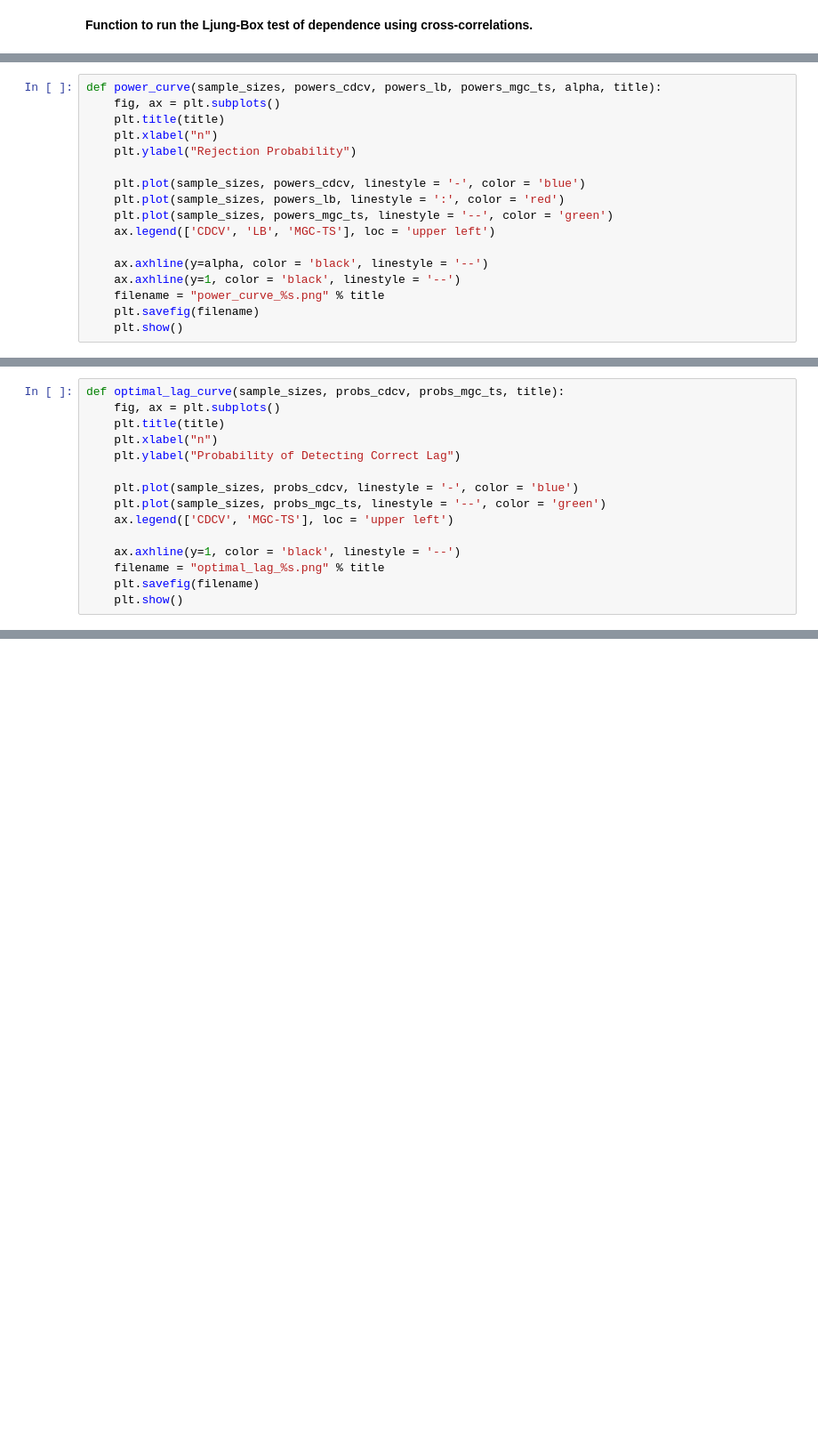
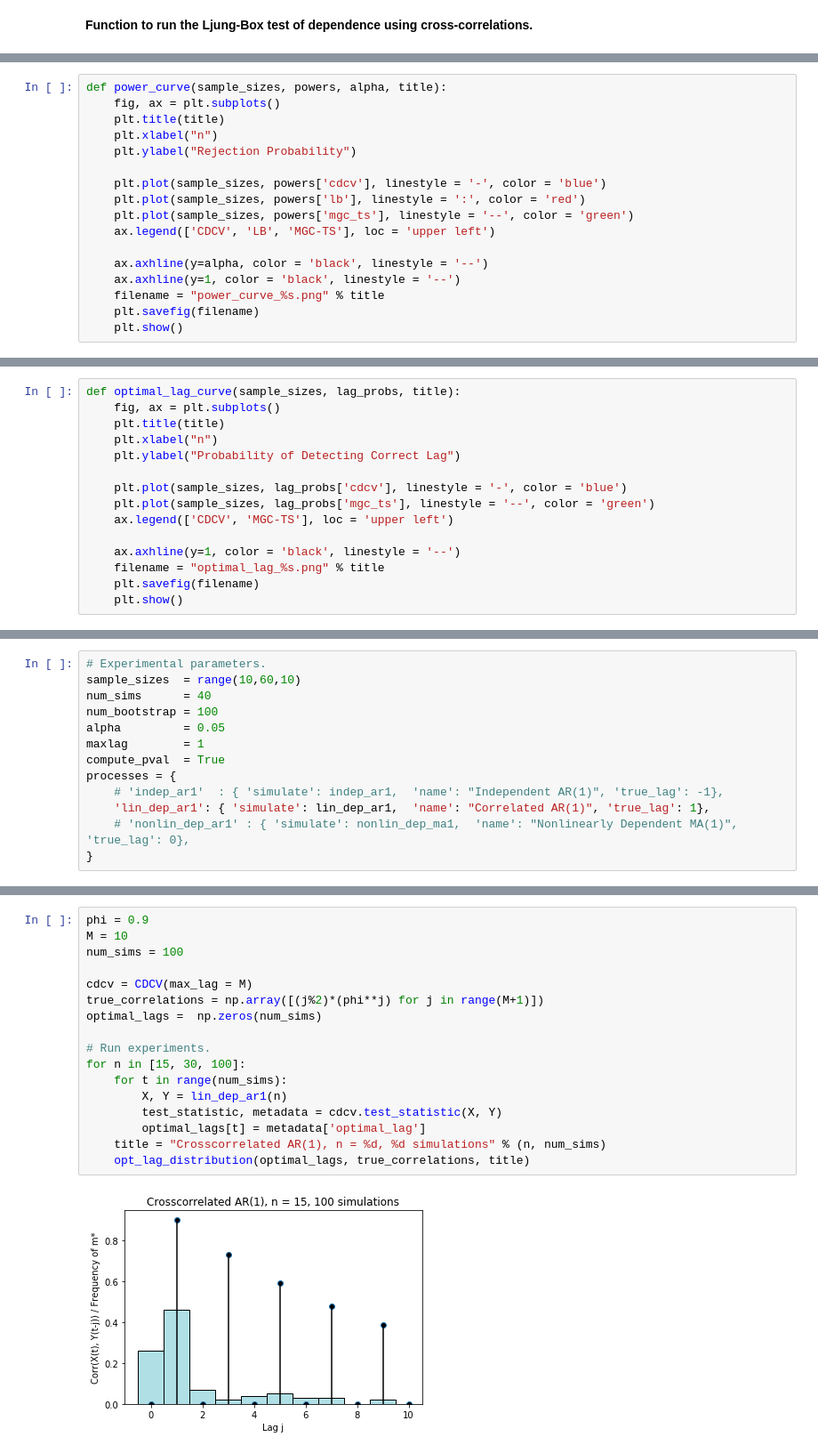
Before and after one commit to neurodata/mgcpy-old, a Jupyter notebook: demos/time-series.ipynb, the cells around one changed output, grey strips where cells are left out. Shown at 89% size. Cells and saved outputs as stored; diff of their text form; blank space fills up the shorter version.

Commit message:
Refactored time series demo, and added optimal lag distribution plotss.

```diff
--- a/demos/time-series.ipynb
+++ b/demos/time-series.ipynb
@@ -136,13 +147,13 @@ def ljung_box(X, Y, max_lag, alpha):
 # %%
-def power_curve(sample_sizes, powers_cdcv, powers_lb, powers_mgc_ts, alpha, title):
+def power_curve(sample_sizes, powers, alpha, title):
     fig, ax = plt.subplots()
     plt.title(title)
     plt.xlabel("n")
     plt.ylabel("Rejection Probability")
 
-    plt.plot(sample_sizes, powers_cdcv, linestyle = '-', color = 'blue')
-    plt.plot(sample_sizes, powers_lb, linestyle = ':', color = 'red')
-    plt.plot(sample_sizes, powers_mgc_ts, linestyle = '--', color = 'green')
+    plt.plot(sample_sizes, powers['cdcv'], linestyle = '-', color = 'blue')
+    plt.plot(sample_sizes, powers['lb'], linestyle = ':', color = 'red')
+    plt.plot(sample_sizes, powers['mgc_ts'], linestyle = '--', color = 'green')
     ax.legend(['CDCV', 'LB', 'MGC-TS'], loc = 'upper left')
 
     ax.axhline(y=alpha, color = 'black', linestyle = '--')
@@ -153,12 +166,12 @@ def power_curve(sample_sizes, powers_cdcv, powers_lb, powers_mgc_ts, alpha, titl
 # %%
-def optimal_lag_curve(sample_sizes, probs_cdcv, probs_mgc_ts, title):
+def optimal_lag_curve(sample_sizes, lag_probs, title):
     fig, ax = plt.subplots()
     plt.title(title)
     plt.xlabel("n")
     plt.ylabel("Probability of Detecting Correct Lag")
 
-    plt.plot(sample_sizes, probs_cdcv, linestyle = '-', color = 'blue')
-    plt.plot(sample_sizes, probs_mgc_ts, linestyle = '--', color = 'green')
+    plt.plot(sample_sizes, lag_probs['cdcv'], linestyle = '-', color = 'blue')
+    plt.plot(sample_sizes, lag_probs['mgc_ts'], linestyle = '--', color = 'green')
     ax.legend(['CDCV', 'MGC-TS'], loc = 'upper left')
 
     ax.axhline(y=1, color = 'black', linestyle = '--')
@@ -170 +208,14 @@ def optimal_lag_curve(sample_sizes, probs_cdcv, probs_mgc_ts, title):
+# %%
+# Experimental parameters.
+sample_sizes  = range(10,60,10)
+num_sims      = 40
+num_bootstrap = 100
+alpha         = 0.05
+maxlag        = 1
+compute_pval  = True
+processes = {
+    # 'indep_ar1'  : { 'simulate': indep_ar1,  'name': "Independent AR(1)", 'true_lag': -1},
+    'lin_dep_ar1': { 'simulate': lin_dep_ar1,  'name': "Correlated AR(1)", 'true_lag': 1},
+    # 'nonlin_dep_ar1' : { 'simulate': nonlin_dep_ma1,  'name': "Nonlinearly Dependent MA(1)", 'true_lag': 0},
+}
 # %%
@@ -268,0 +271,19 @@ plt.hist(detects_mgc_ts, bins = 3)
+# %%
+phi = 0.9
+M = 10
+num_sims = 100
+
+cdcv = CDCV(max_lag = M)
+true_correlations = np.array([(j%2)*(phi**j) for j in range(M+1)])
+optimal_lags =  np.zeros(num_sims)
+
+# Run experiments.
+for n in [15, 30, 100]:
+    for t in range(num_sims):
+        X, Y = lin_dep_ar1(n)
+        test_statistic, metadata = cdcv.test_statistic(X, Y)
+        optimal_lags[t] = metadata['optimal_lag']
+    title = "Crosscorrelated AR(1), n = %d, %d simulations" % (n, num_sims)
+    opt_lag_distribution(optimal_lags, true_correlations, title)
+# %% [output]
+[figure, added]
```
Also changed, not shown: parts of 18 cells of this notebook, 14 other files.
